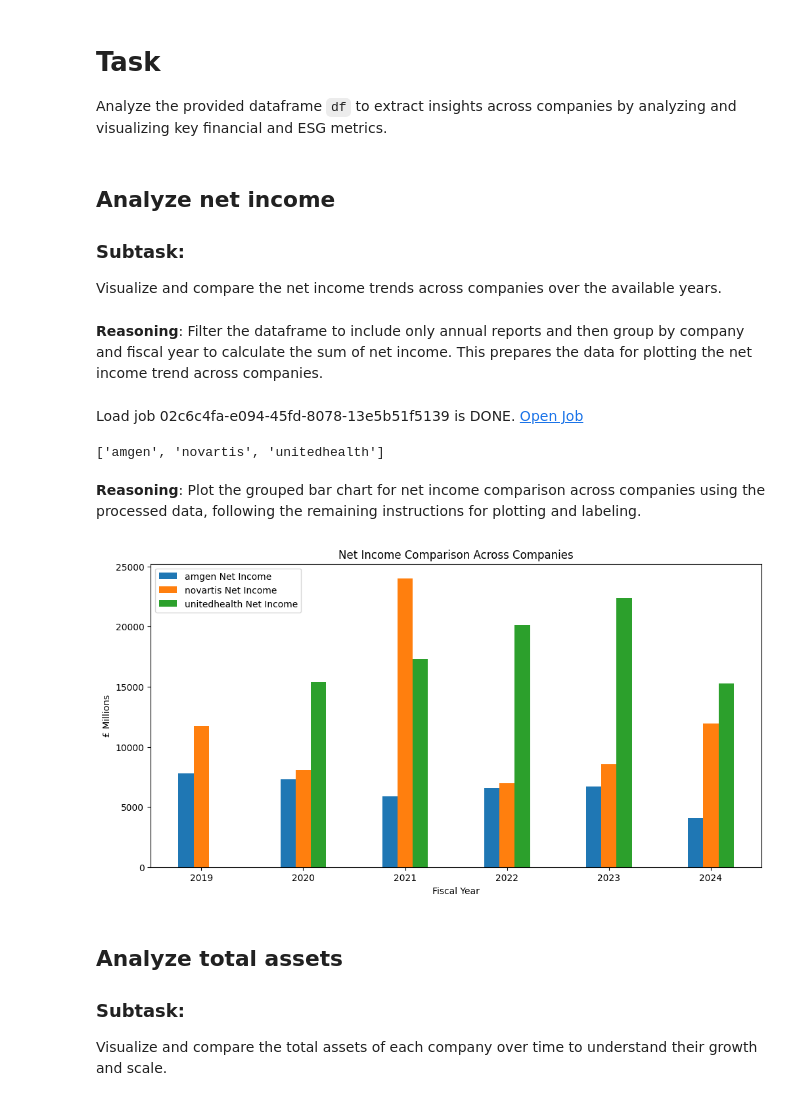
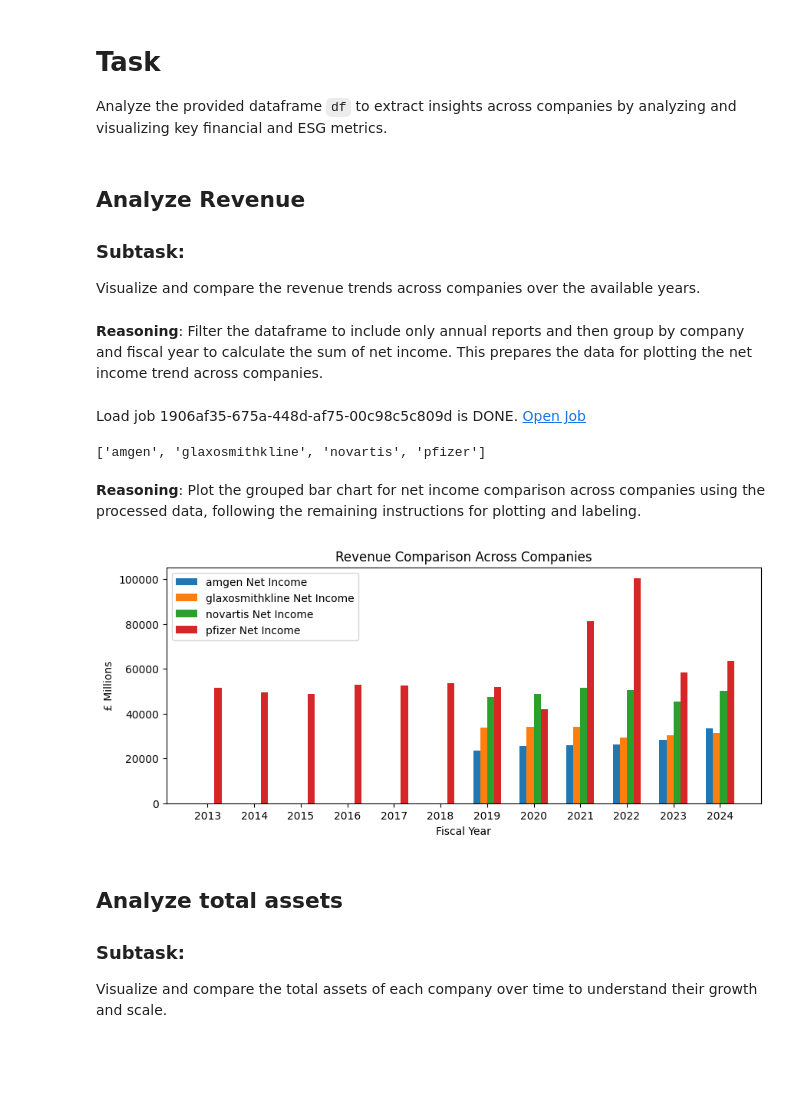
Before and after one commit to intellitrend-global/google_hackathon_bq_ai, a Jupyter notebook: process_reports.ipynb, the cells around one changed output. Cells and saved outputs as stored; diff of their text form; code cells hidden in the pictures; blank space fills up the shorter version.

```diff
--- a/process_reports.ipynb
+++ b/process_reports.ipynb
@@ -844,10 +874,10 @@ df.head(33)
 # Task
 Analyze the provided dataframe `df` to extract insights across companies by analyzing and visualizing key financial and ESG metrics.
 # %% [markdown]
-## Analyze net income
+## Analyze Revenue
 
 ### Subtask:
-Visualize and compare the net income trends across companies over the available years.
+Visualize and compare the revenue trends across companies over the available years.
 # %% [markdown]
 **Reasoning**:
 Filter the dataframe to include only annual reports and then group by company and fiscal year to calculate the sum of net income. This prepares the data for plotting the net income trend across companies.
@@ -857,7 +887,7 @@ df_filtered = df_metrics[df_metrics["report_type"].str.lower() == "annual"]
 
 # Group by company and year
 df_grouped = df_filtered.groupby(["company_name", "fiscal_year"])[
-    "net_income_millions"
+    "revenue_millions"
 ].sum().reset_index()
 
 # Get unique values
@@ -865,32 +895,32 @@ companies = df_grouped["company_name"].unique().tolist()
 years = sorted(df_grouped["fiscal_year"].unique())
 companies
 # %% [output]
-Load job 02c6c4fa-e094-45fd-8078-13e5b51f5139 is DONE. Open Job
+Load job 1906af35-675a-448d-af75-00c98c5c809d is DONE. Open Job
-['amgen', 'novartis', 'unitedhealth']
+['amgen', 'glaxosmithkline', 'novartis', 'pfizer']
 # %% [markdown]
 **Reasoning**:
 Plot the grouped bar chart for net income comparison across companies using the processed data, following the remaining instructions for plotting and labeling.
 # %%
 # Set bar width
 bar_width = 0.15
 x = np.arange(len(years))  # positions for fiscal years
 
-plt.figure(figsize=(12,6))
+plt.figure(figsize=(10,4))
 
 # Plot each company’s bars
 for i, company in enumerate(companies):
     company_data = df_grouped[df_grouped["company_name"] == company]
-    net_incomes = [company_data[company_data["fiscal_year"] == y]["net_income_millions"].sum() for y in years]
+    net_incomes = [company_data[company_data["fiscal_year"] == y]["revenue_millions"].sum() for y in years]
     plt.bar(x + i*bar_width, net_incomes, width=bar_width, label=f"{company} Net Income")
 
 plt.xticks(x + bar_width*(len(companies)-1)/2, years)
 plt.xlabel("Fiscal Year")
 plt.ylabel("£ Millions")
-plt.title("Net Income Comparison Across Companies")
+plt.title("Revenue Comparison Across Companies")
 plt.legend()
 plt.show()
 # %% [output]
-[figure, old version]
+[figure, new version]
 # %% [markdown]
 ## Analyze total assets
 
```
Also changed, not shown: parts of 9 cells of this notebook.
